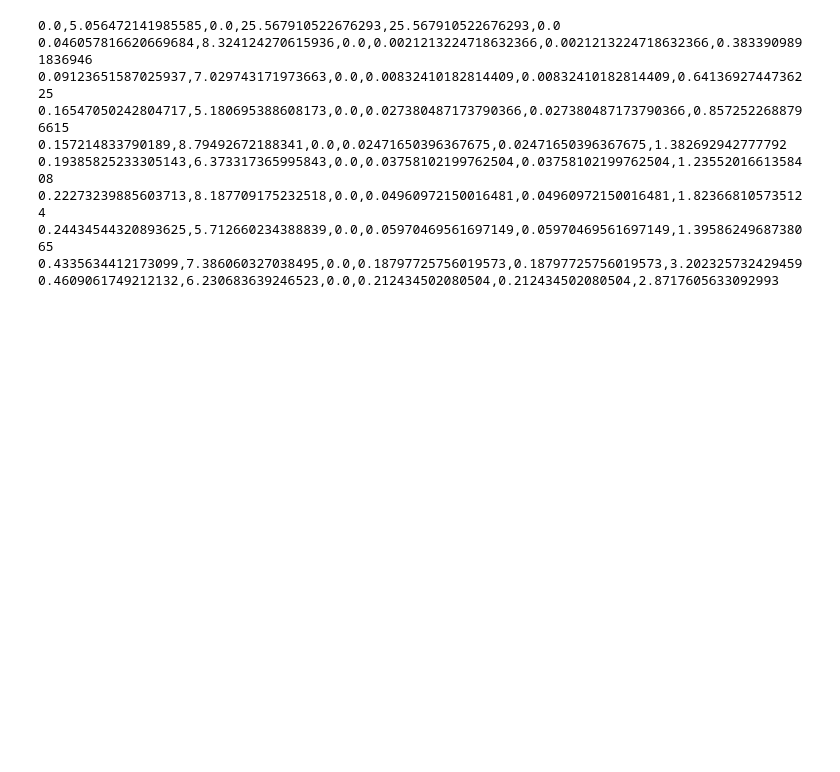
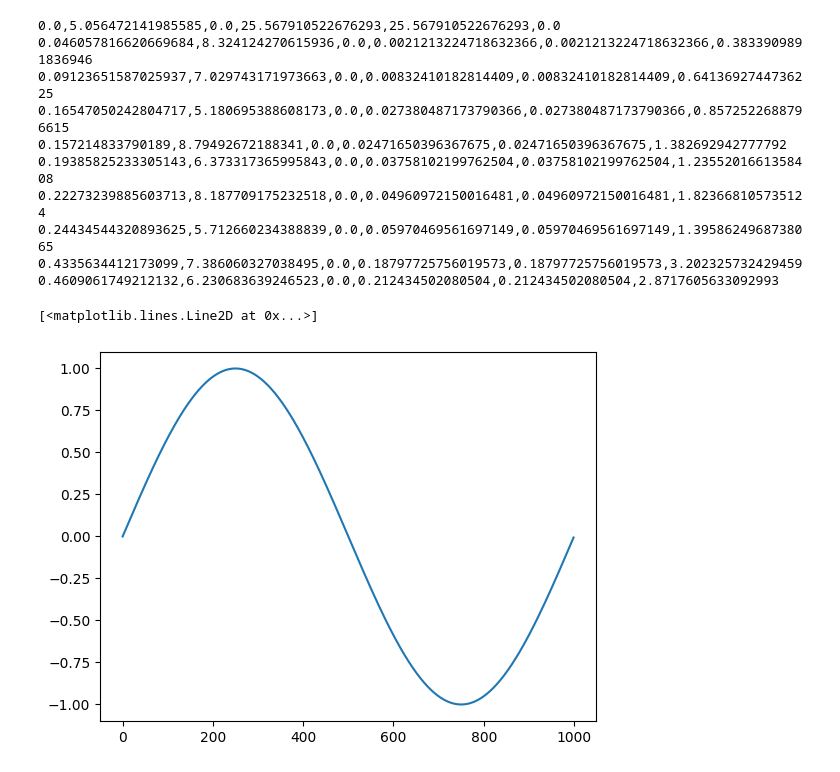
Before and after one commit to DilushkumarVasu/Pandas, a Jupyter notebook: Pandas.ipynb, the cells around one changed output. Cells and saved outputs as stored; diff of their text form; code cells hidden in the pictures; blank space fills up the shorter version.

```diff
--- a/Pandas.ipynb
+++ b/Pandas.ipynb
@@ -607,3 +607,9 @@ df.head()
 0.24434544320893625,5.712660234388839,0.0,0.05970469561697149,0.05970469561697149,1.3958624968738065
 0.4335634412173099,7.386060327038495,0.0,0.18797725756019573,0.18797725756019573,3.202325732429459
 0.4609061749212132,6.230683639246523,0.0,0.212434502080504,0.212434502080504,2.8717605633092993
+# %%
+ang = np.linspace(0, 2 * np.pi, T, endpoint=False)
+plt.plot(np.sin(ang))
+# %% [output]
+[<matplotlib.lines.Line2D at 0x...>]
+[figure, added]
```
Also changed, not shown: parts of 1 cell of this notebook.
